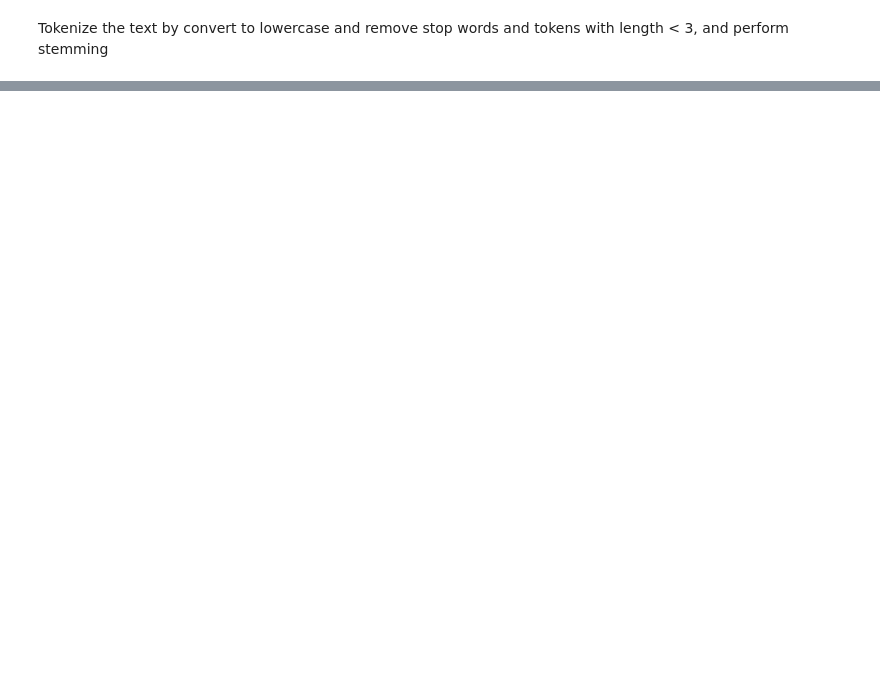
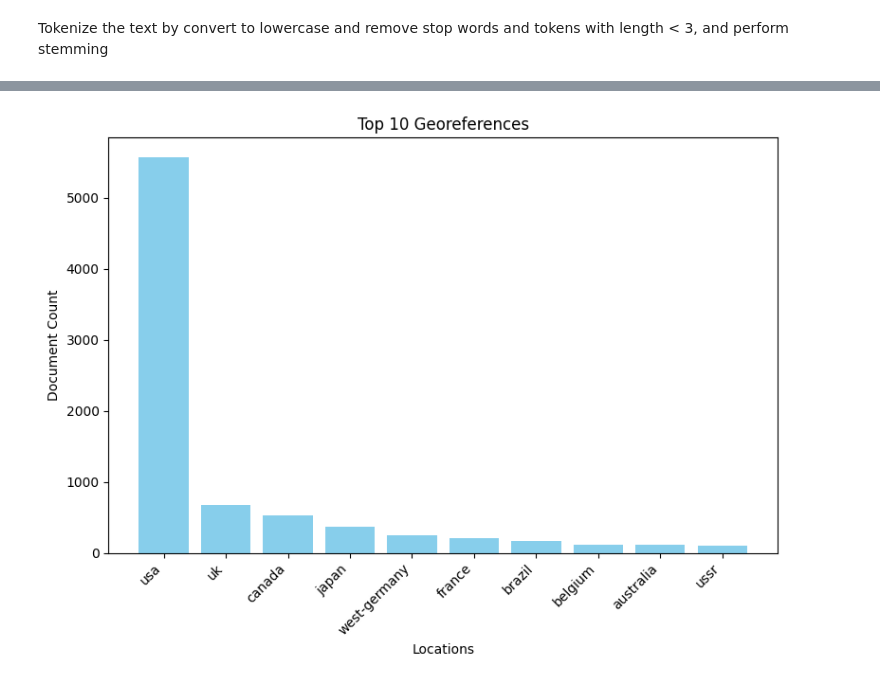
Before and after one commit to Emad-Almassri/information-retrieval-final-project, a Jupyter notebook: indixing.ipynb, the cells around one changed output, grey strips where cells are left out. Saved outputs shown, nothing was run; the diff lists cells and outputs as text; code cells hidden in the pictures; blank space fills up the shorter version.

```diff
--- a/indixing.ipynb
+++ b/indixing.ipynb
@@ -293,0 +311,25 @@ Suggestions for 'BAHIA COCOA ':
+# %%
+def get_top_georeferences():
+    aggregation_query = {
+        "aggs": {
+            "top_georeferences": {
+                "terms": {
+                    "field": "Georeferences.name.keyword",
+                    "size": 10
+                }
+            }
+        }
+    }
+
+
+    results = es.search(index=index_name, body=aggregation_query)
+
+    nested_aggregation = results.get('aggregations', {}).get('top_georeferences', {})
+    buckets = nested_aggregation.get('buckets', [])
+    top_georeferences = [{"key": nested_bucket['key'], "document_count": nested_bucket['doc_count']} for nested_bucket in buckets]
+
+    return top_georeferences
+
+
+top_georeferences = get_top_georeferences()
+top_georeferences
@@ -293,0 +347,14 @@ Suggestions for 'BAHIA COCOA ':
+# %%
+locations = [entry["key"] for entry in top_georeferences]
+counts = [entry["document_count"] for entry in top_georeferences]
+
+plt.figure(figsize=(8, 6))
+plt.bar(locations, counts, color='skyblue')
+plt.xlabel('Locations')
+plt.ylabel('Document Count')
+plt.title('Top 10 Georeferences')
+plt.xticks(rotation=45, ha='right')
+plt.tight_layout()
+plt.show()
+# %% [output]
+[figure, added]
```
Also changed, not shown: parts of 10 cells of this notebook, 5 other files.
